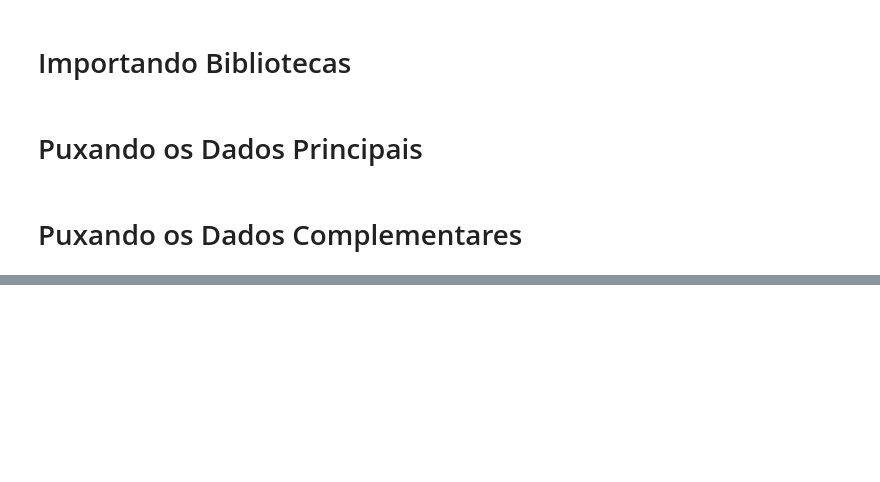
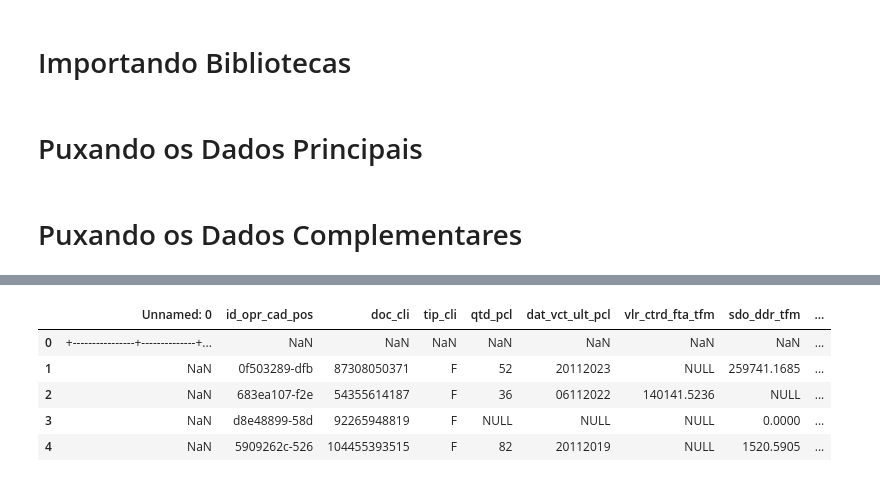
Before and after one commit to hsousadev/SPC-projeto-integrador, a Jupyter notebook: Entrega 3/Puxando Dados - Entrega 4.ipynb, the cells around one changed output, grey strips where cells are left out. Drawn from its saved outputs; the diff is of its cells as text; code cells hidden in the pictures; blank space fills up the shorter version.

```diff
--- a/Entrega 3/Puxando Dados - Entrega 4.ipynb
+++ b/Entrega 3/Puxando Dados - Entrega 4.ipynb
@@ -16,0 +15,6 @@ pessoa_fisica = pd.read_csv("dados/fatec_pessoa_fisica.csv", sep = '|', encoding
+# %%
+pessoa_fisica = pd.read_csv("dados/fatec_pessoa_fisica.csv", sep = '|', encoding='UTF-8', header = 1)
+endereco_pessoa_fisica = pd.read_csv("dados/fatec_endereco_pessoa_fisica.csv", sep = '|', encoding='UTF-8', header = 1)
+fatec_operacao = pd.read_csv("dados/fatec_opr.csv", sep = '|', encoding='UTF-8', header = 1)
+fatec_movimento = pd.read_csv("dados/fatec_mvt.csv", sep = '|', encoding='UTF-8', header = 1)
+fatec_pagamento = pd.read_csv("dados/fatec_pgt.csv", sep = '|', encoding='UTF-8', header = 1)
@@ -16,0 +39,9 @@ pessoa_fisica = pd.read_csv("dados/fatec_pessoa_fisica.csv", sep = '|', encoding
+# %%
+fatec_operacao.head()
+# %% [output]
+|  | Unnamed: 0 | id_opr_cad_pos | doc_cli | tip_cli | qtd_pcl | dat_vct_ult_pcl | vlr_ctrd_fta_tfm | sdo_ddr_tfm | ... |
+| 0 | +----------------+--------------+... | NaN | NaN | NaN | NaN | NaN | NaN | NaN | ... |
+| 1 | NaN | 0f503289-dfb | 87308050371 | F | 52 | 20112023 | NULL | 259741.1685 | ... |
+| 2 | NaN | 683ea107-f2e | 54355614187 | F | 36 | 06112022 | 140141.5236 | NULL | ... |
+| 3 | NaN | d8e48899-58d | 92265948819 | F | NULL | NULL | NULL | 0.0000 | ... |
+| 4 | NaN | 5909262c-526 | 104455393515 | F | 82 | 20112019 | NULL | 1520.5905 | ... |
```
Also changed, not shown: parts of 43 cells of this notebook.
